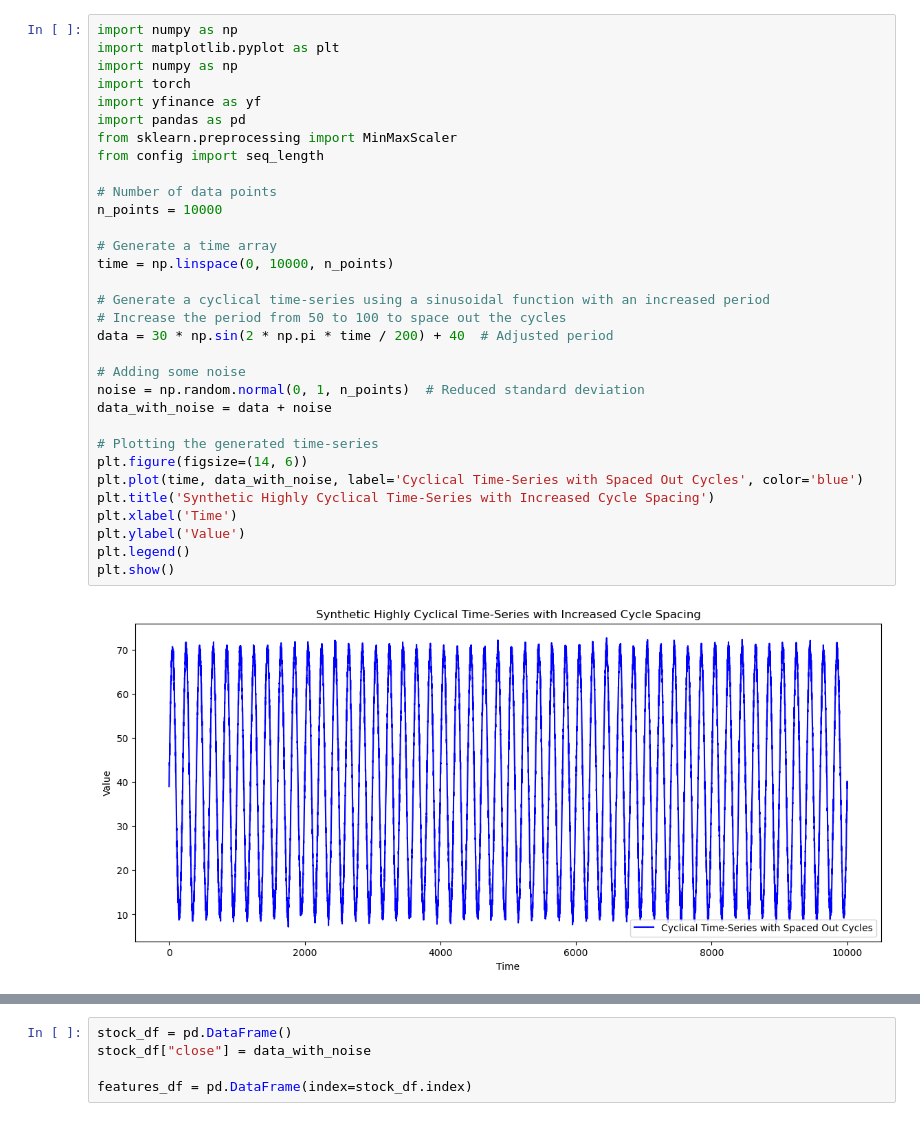
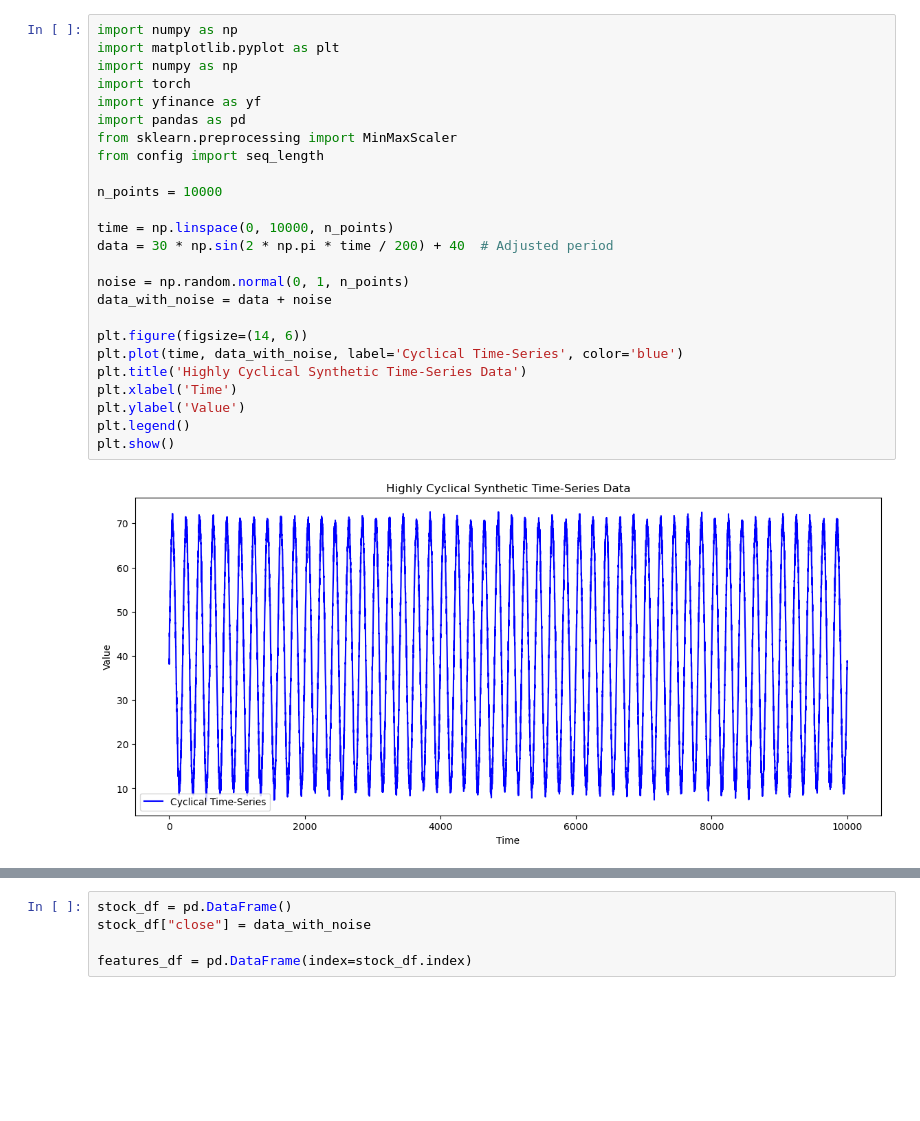
Before and after one commit to Frederik135/NN_Forecasting, a Jupyter notebook: NN_regression/cyclical_preprocessing.ipynb, the cells around one changed output, grey strips where cells are left out. Drawn from its saved outputs; the diff is of its cells as text; blank space fills up the shorter version.

```diff
--- a/NN_regression/cyclical_preprocessing.ipynb
+++ b/NN_regression/cyclical_preprocessing.ipynb
@@ -1,37 +1,30 @@
 # %%
 import numpy as np
 import matplotlib.pyplot as plt
 import numpy as np
 import torch
 import yfinance as yf
 import pandas as pd
 from sklearn.preprocessing import MinMaxScaler
 from config import seq_length
 
-# Number of data points
 n_points = 10000
 
-# Generate a time array
 time = np.linspace(0, 10000, n_points)
-
-# Generate a cyclical time-series using a sinusoidal function with an increased period
-# Increase the period from 50 to 100 to space out the cycles
 data = 30 * np.sin(2 * np.pi * time / 200) + 40  # Adjusted period
 
-# Adding some noise
-noise = np.random.normal(0, 1, n_points)  # Reduced standard deviation
+noise = np.random.normal(0, 1, n_points)
 data_with_noise = data + noise
 
-# Plotting the generated time-series
 plt.figure(figsize=(14, 6))
-plt.plot(time, data_with_noise, label='Cyclical Time-Series with Spaced Out Cycles', color='blue')
-plt.title('Synthetic Highly Cyclical Time-Series with Increased Cycle Spacing')
+plt.plot(time, data_with_noise, label='Cyclical Time-Series', color='blue')
+plt.title('Highly Cyclical Synthetic Time-Series Data')
 plt.xlabel('Time')
 plt.ylabel('Value')
 plt.legend()
 plt.show()
 # %% [output]
-[figure, old version]
+[figure, new version]
 # %%
 def adjust_to_three_sigma(feature_list):
     percentile_1st = np.percentile(feature_list, 0.3)
```
Also changed, not shown: parts of 1 cell of this notebook, 16 other files.
